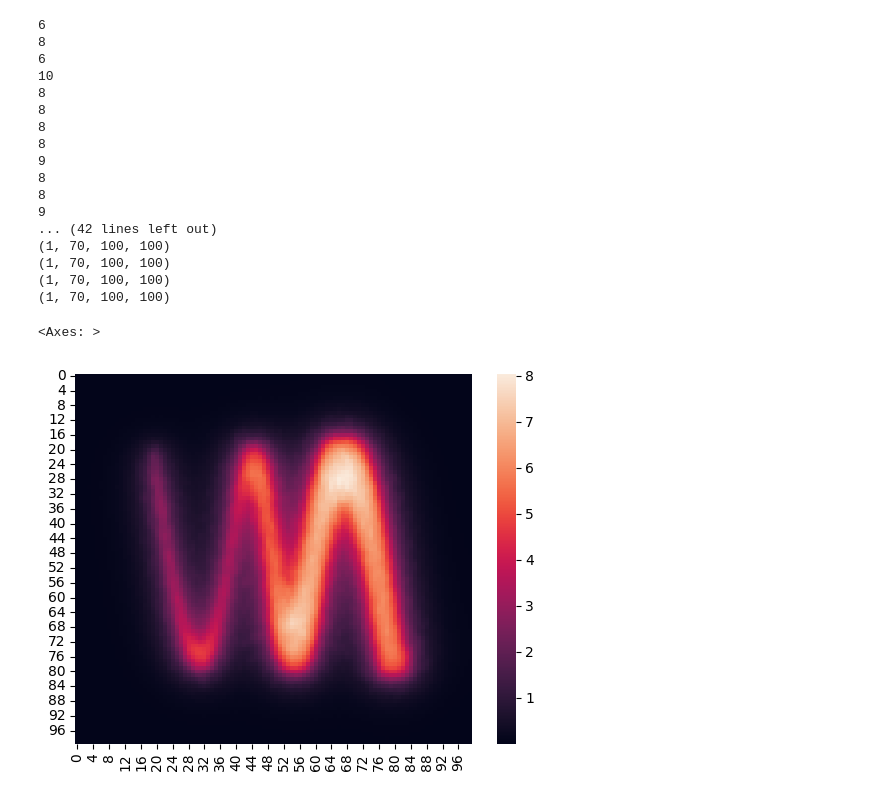
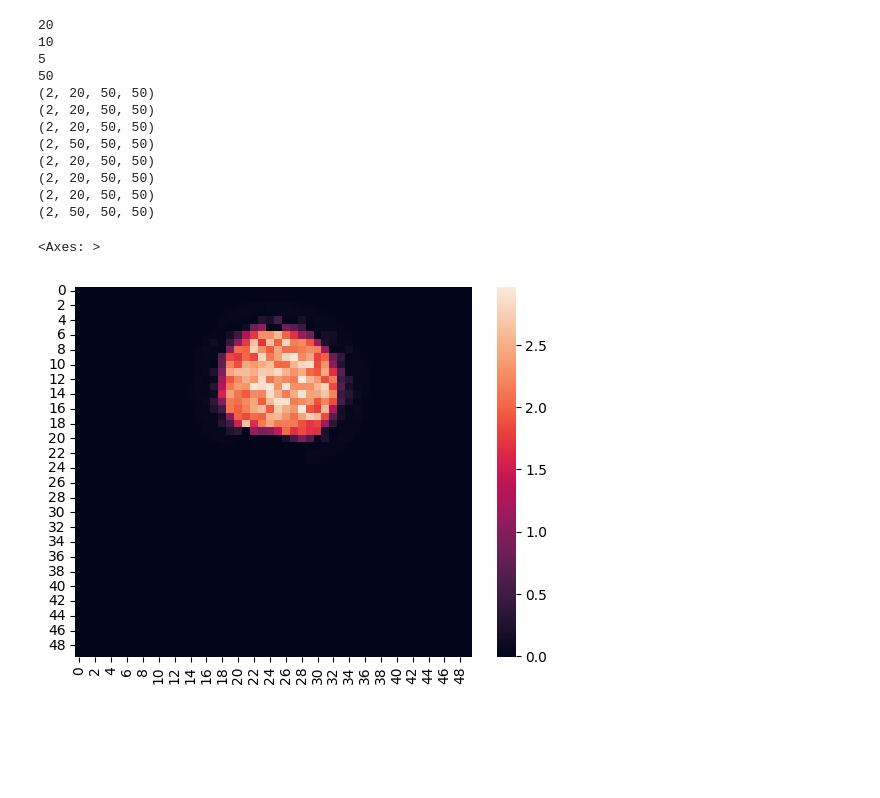
Before and after one commit to LoqmanSamani/grn-designer, a Jupyter notebook: new_/preparation.ipynb, the cells around one changed output. Cells and saved outputs as stored; diff of their text form; code cells hidden in the pictures; blank space fills up the shorter version.

```diff
--- a/new_/preparation.ipynb
+++ b/new_/preparation.ipynb
@@ -4,6 +4,6 @@ import matplotlib.pyplot as plt
 import h5py
 import seaborn as sns
 # %%
-data = h5py.File("/home/samani/Documents/projects/master_project/model/results/model_6/m29.h5", "a")
+data = h5py.File("/home/samani/Documents/projects/master_project/model/results/model_7/phage4.h5", "a")
 print(data.keys())
 # %% [output]
@@ -35,9 +57,9 @@ init = []
 res_ = []
 time_ = []
 # %%
-for i in range(1, 30):
-    data = h5py.File(f"/home/samani/Documents/projects/master_project/model/results/model_6/m{i}.h5", "a")
+for i in range(1, 5):
+    data = h5py.File(f"/home/samani/Documents/projects/master_project/model/results/model_7/phage{i}.h5", "a")
     costs.append(data["cost"][:])
-    # init.append(data['initial_conditions'][:])
-    res_.append(data['results'][:])
+    init.append(data['initial_conditions'][:])
+    res_.append(data['simulation_results'][:])
     time_.append(data['time'][:])
@@ -101,25 +129,22 @@ plt.plot(cost_)
 # %%
-for i in cv:
+for i in costs:
     print(len(i))
 for i in res_:
     print(i.shape)
+for i in init:
+    print(i.shape)
 # %% [output]
-6
-8
-6
+20
 10
-8
-8
-8
-8
-9
-8
-8
-9
-... (42 lines left out)
-(1, 70, 100, 100)
-(1, 70, 100, 100)
-(1, 70, 100, 100)
-(1, 70, 100, 100)
+5
+50
+(2, 20, 50, 50)
+(2, 20, 50, 50)
+(2, 20, 50, 50)
+(2, 50, 50, 50)
+(2, 20, 50, 50)
+(2, 20, 50, 50)
+(2, 20, 50, 50)
+(2, 50, 50, 50)
 # %%
 # 235
@@ -170,10 +164,10 @@ sim_[227:, :, :] = res_[28][0, :8, :, :]     # Taking 8 elements from res_[28] (
 # %%
 #sns.heatmap(init_[-1])
 #plt.show()
-sns.heatmap(sim_[-1])
+sns.heatmap(init_[0, -1])
 # %% [output]
 <Axes: >
-[figure, old version]
+[figure, new version]
 # %%
 print(time_)
 # %% [output]
```
Also changed, not shown: parts of 17 cells of this notebook, 4 other files.
